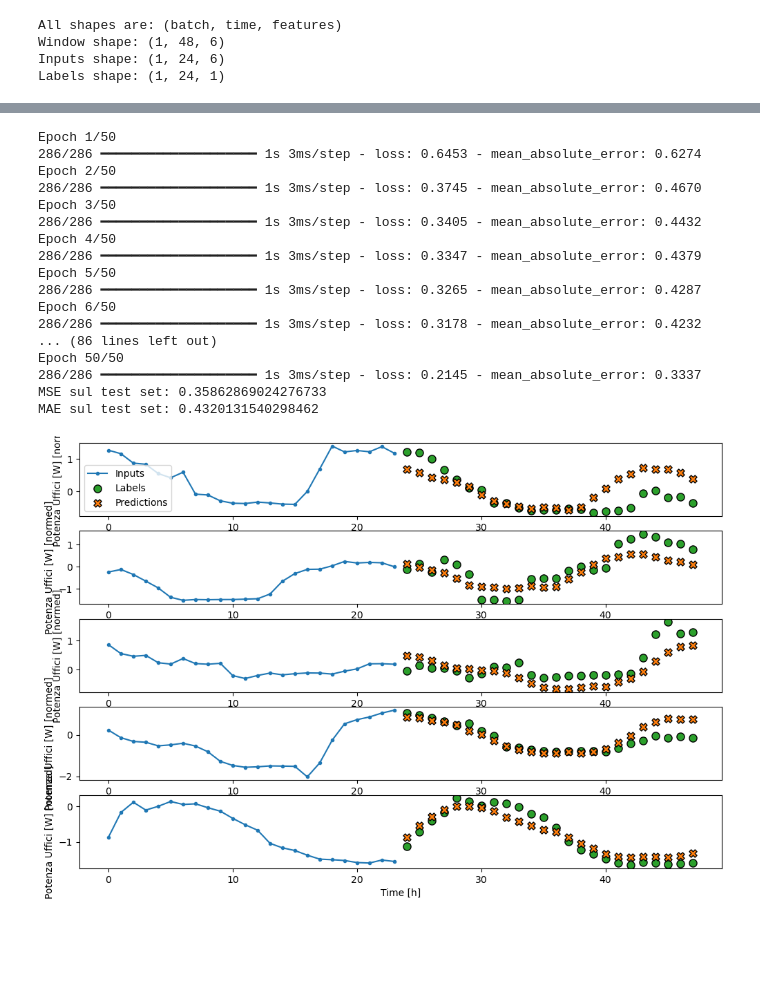
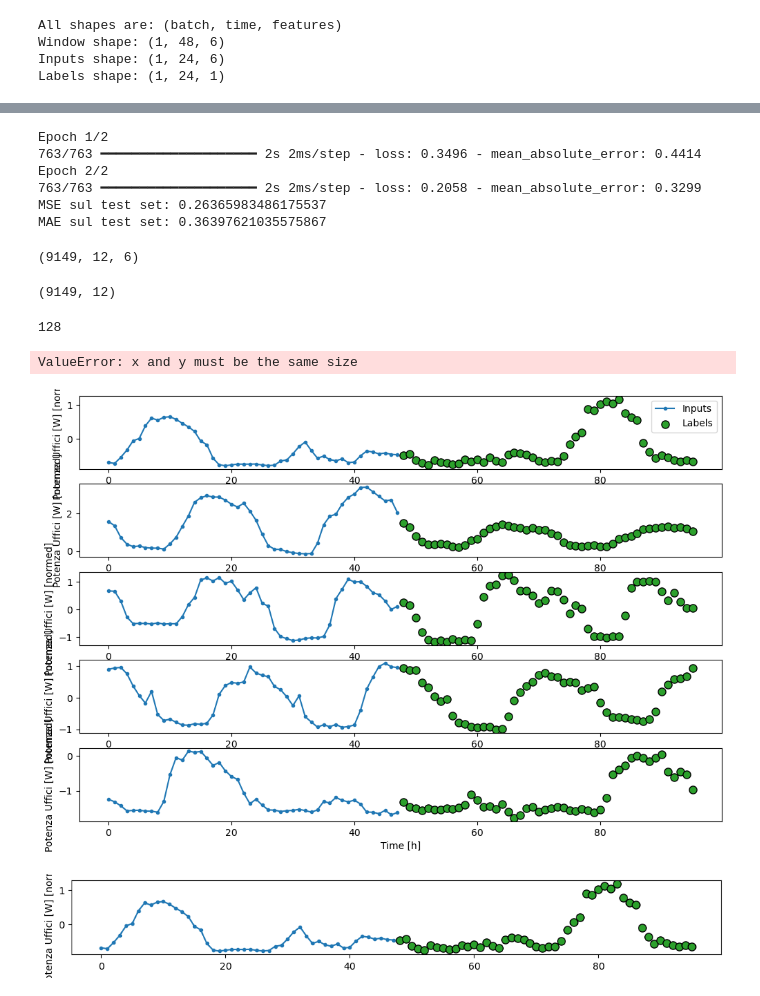
Before and after one commit to RealMattio/Gymnasium-MoJoCo-RL-Agent-Trainer, a Jupyter notebook: progTimeseries (1).ipynb, the cells around one changed output, grey strips where cells are left out. Drawn from its saved outputs; the diff is of its cells as text; code cells hidden in the pictures; blank space fills up the shorter version.

```diff
--- a/progTimeseries (1).ipynb
+++ b/progTimeseries (1).ipynb
@@ -462,11 +445,15 @@ from scikeras.wrappers import KerasRegressor
 import tensorflow as tf
 from sklearn.model_selection import GridSearchCV
 
-def build_model(lstm_units=64, dropout_rate=0.0, learning_rate=0.001, **kwargs):
+lstm_units = 64
+dropout_rate = 0.0
+learning_rate = 0.001
+dense_units = 24
+def build_model(lstm_units=lstm_units, dense_units=dense_units, dropout_rate=dropout_rate, learning_rate=learning_rate, **kwargs):
     model = tf.keras.Sequential([
         tf.keras.layers.Input(shape=(24, X_train.shape[2])),
         tf.keras.layers.LSTM(lstm_units, return_sequences=False, dropout=dropout_rate),
-        tf.keras.layers.Dense(24)  # single-step output
+        tf.keras.layers.Dense(dense_units)
     ])
     model.compile(
         loss=tf.keras.losses.MeanSquaredError(),
@@ -483,11 +470,11 @@ model_wrapper = KerasRegressor(
 
 
 param_grid = {
-    "model__lstm_units": [32, 64],
+    "model__lstm_units": [32, 64, 128],
     "model__dropout_rate": [0.0, 0.2],
     "model__learning_rate": [0.001, 0.0005],
-    "batch_size": [16, 32],
-    "epochs": [50]
+    "batch_size": [12, 24, 36, 48],
+    "epochs": [2]
 }
 
 grid_search = GridSearchCV(
@@ -518,38 +510,58 @@ best_params = grid_search.best_params_
 final_model = build_model(
     lstm_units=best_params["model__lstm_units"],
     dropout_rate=best_params["model__dropout_rate"],
-    learning_rate=best_params["model__learning_rate"]
+    learning_rate=best_params["model__learning_rate"],
+    dense_units= best_params["batch_size"]
 )
+
+X_train, y_train = create_sequences_df(train_data, input_width=best_params["batch_size"], out_steps=best_params["batch_size"])
+X_test,  y_test  = create_sequences_df(test_data,  input_width=best_params["batch_size"], out_steps=best_params["batch_size"])
 
 # Adesso, alleniamo il modello FINALE soltanto sul train set
 final_model.fit(
     X_train, y_train,
     epochs=best_params["epochs"],
     batch_size=best_params["batch_size"],
-    verbose=1
+    verbose=1,
 )
 test_mse, test_mae = final_model.evaluate(X_test, y_test, verbose=0)
+
 print("MSE sul test set:", test_mse)
 print("MAE sul test set:", test_mae)
 # %% [output]
-Epoch 1/50
-286/286 ━━━━━━━━━━━━━━━━━━━━ 1s 3ms/step - loss: 0.6453 - mean_absolute_error: 0.6274
-Epoch 2/50
-286/286 ━━━━━━━━━━━━━━━━━━━━ 1s 3ms/step - loss: 0.3745 - mean_absolute_error: 0.4670
-Epoch 3/50
-286/286 ━━━━━━━━━━━━━━━━━━━━ 1s 3ms/step - loss: 0.3405 - mean_absolute_error: 0.4432
-Epoch 4/50
-286/286 ━━━━━━━━━━━━━━━━━━━━ 1s 3ms/step - loss: 0.3347 - mean_absolute_error: 0.4379
-Epoch 5/50
-286/286 ━━━━━━━━━━━━━━━━━━━━ 1s 3ms/step - loss: 0.3265 - mean_absolute_error: 0.4287
-Epoch 6/50
-286/286 ━━━━━━━━━━━━━━━━━━━━ 1s 3ms/step - loss: 0.3178 - mean_absolute_error: 0.4232
-... (86 lines left out)
-Epoch 50/50
-286/286 ━━━━━━━━━━━━━━━━━━━━ 1s 3ms/step - loss: 0.2145 - mean_absolute_error: 0.3337
-MSE sul test set: 0.35862869024276733
-MAE sul test set: 0.4320131540298462
+Epoch 1/2
+763/763 ━━━━━━━━━━━━━━━━━━━━ 2s 2ms/step - loss: 0.3496 - mean_absolute_error: 0.4414
+Epoch 2/2
+763/763 ━━━━━━━━━━━━━━━━━━━━ 2s 2ms/step - loss: 0.2058 - mean_absolute_error: 0.3299
+MSE sul test set: 0.26365983486175537
+MAE sul test set: 0.36397621035575867
-# %%
-multi_campus.plot(model=final_model, plot_col='Potenza Uffici [W]')
-# %% [output]
-[figure, removed]
+# %%
+print(X_train.shape)
+# %% [output]
+(9149, 12, 6)
+# %%
+print(y_train.shape)
+# %% [output]
+(9149, 12)
+# %%
+print(best_params["model__lstm_units"])
+# %% [output]
+128
+# %%
+OUT_STEPS = 48
+SHIFT_STEPS = 48 # è praticamente il prediction horizon
+multi_campus_fin = CampusGenerator(input_width=48,
+                               train_data=train_data,val_data=val_data, test_data = test_data,
+                               label_width=OUT_STEPS,
+                               shift=SHIFT_STEPS,
+                               label_columns=["Potenza Uffici [W]"]
+                               )
+
+multi_campus_fin.plot()
+multi_campus_fin
+
+multi_campus_fin.plot(model=final_model, plot_col='Potenza Uffici [W]')
+# %% [output]
+ValueError: x and y must be the same size
+[figure, added]
+[figure, added]
```
Also changed, not shown: parts of 10 cells of this notebook.
